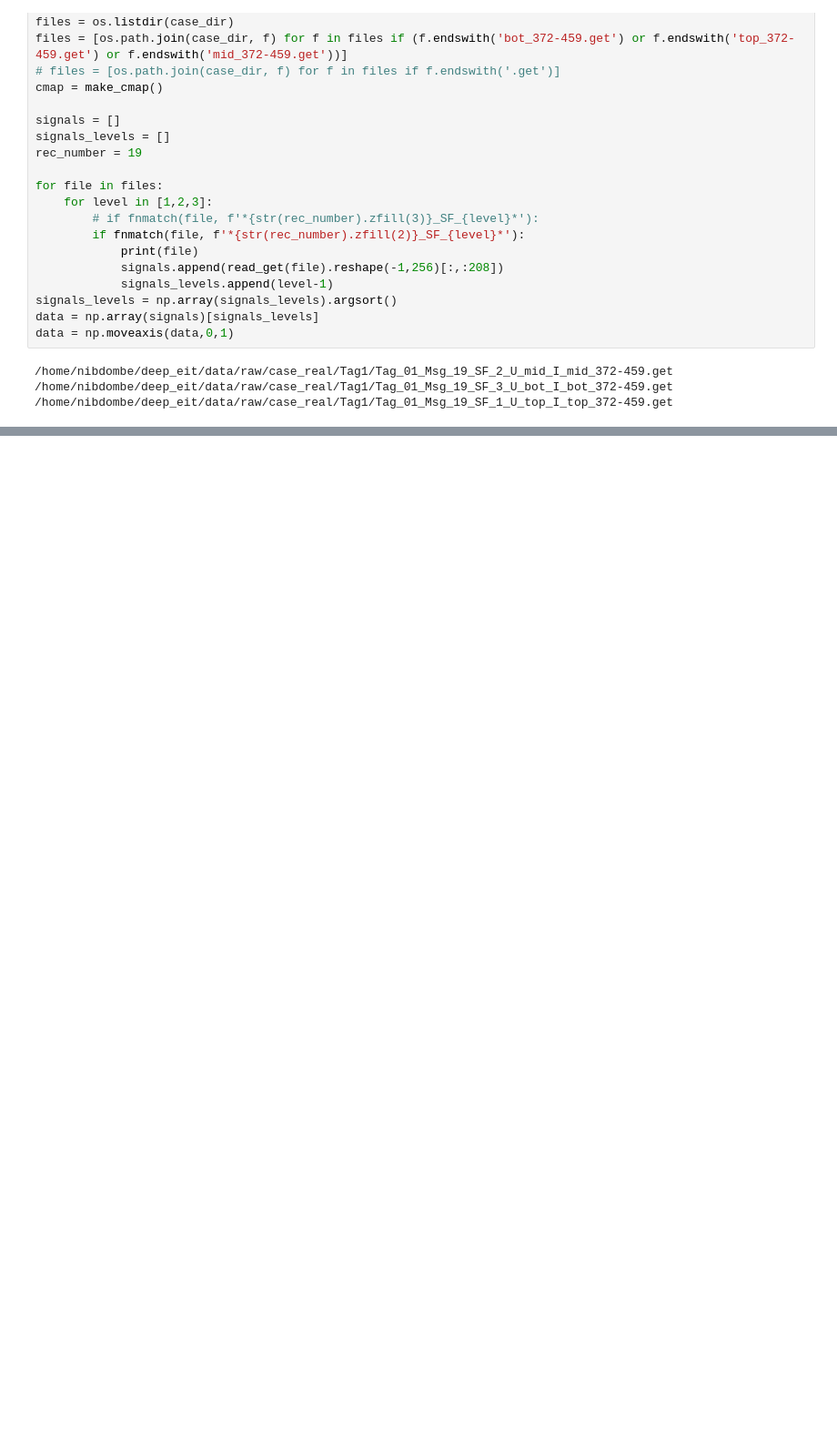
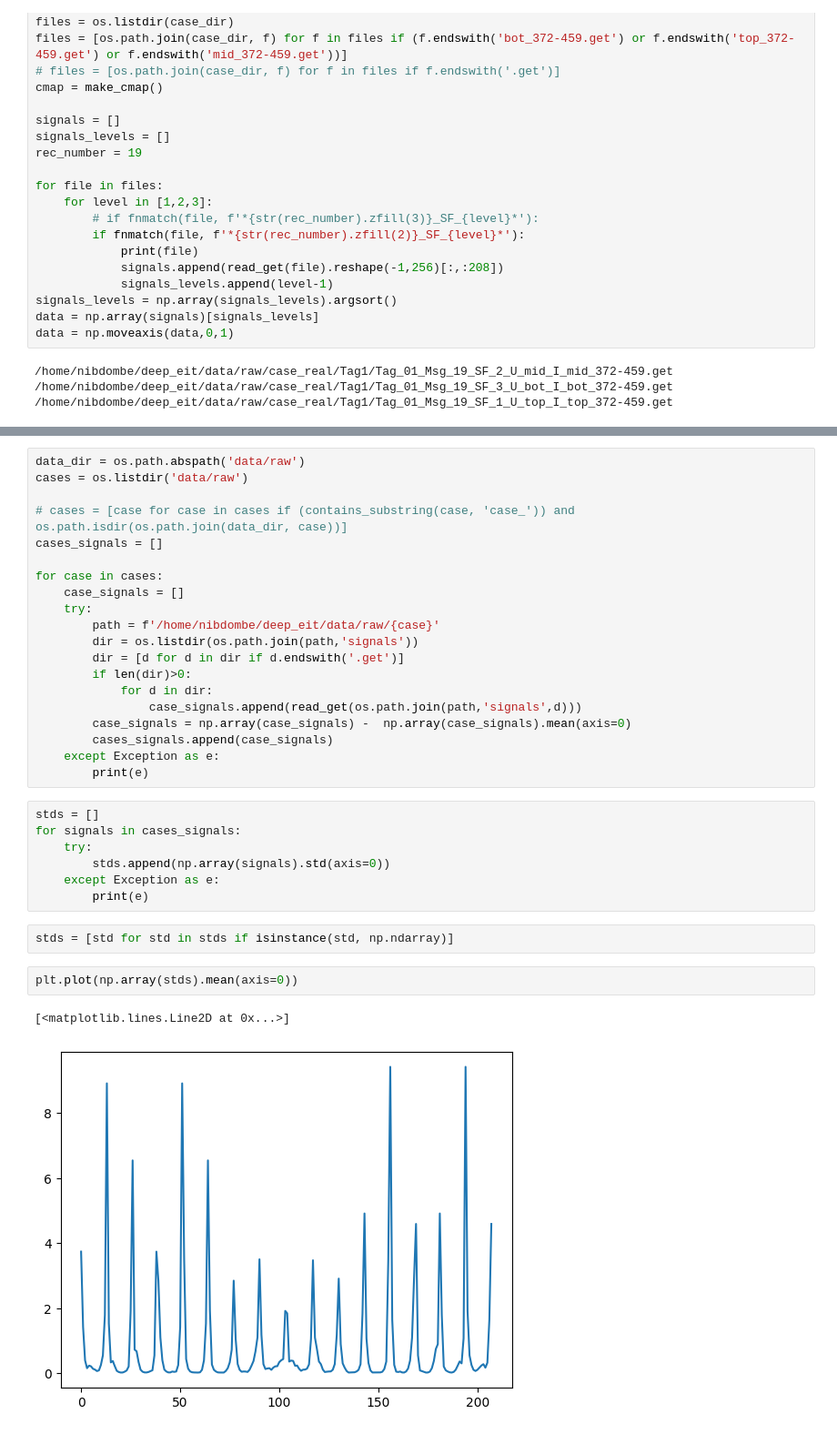
Before and after one commit to dmnk1308/RESIST, a Jupyter notebook: preprocess_real_data.ipynb, the cells around one changed output, grey strips where cells are left out. Shown at 91% size. Saved outputs shown, nothing was run; the diff lists cells and outputs as text; blank space fills up the shorter version.

```diff
--- a/preprocess_real_data.ipynb
+++ b/preprocess_real_data.ipynb
@@ -112,0 +168,34 @@ imageio.mimsave('animation.gif', (rgb_image[:,:,:,:3]*255).astype(np.uint8), fps
+# %%
+data_dir = os.path.abspath('data/raw')
+cases = os.listdir('data/raw')
+
+# cases = [case for case in cases if (contains_substring(case, 'case_')) and os.path.isdir(os.path.join(data_dir, case))]
+cases_signals = []
+
+for case in cases:
+    case_signals = []
+    try:
+        path = f'/home/nibdombe/deep_eit/data/raw/{case}'
+        dir = os.listdir(os.path.join(path,'signals'))
+        dir = [d for d in dir if d.endswith('.get')]
+        if len(dir)>0:
+            for d in dir:
+                case_signals.append(read_get(os.path.join(path,'signals',d)))
+        case_signals = np.array(case_signals) -  np.array(case_signals).mean(axis=0)
+        cases_signals.append(case_signals)
+    except Exception as e:
+        print(e)
+# %%
+stds = []
+for signals in cases_signals:
+    try:
+        stds.append(np.array(signals).std(axis=0))
+    except Exception as e:
+        print(e)
+# %%
+stds = [std for std in stds if isinstance(std, np.ndarray)]
+# %%
+plt.plot(np.array(stds).mean(axis=0))
+# %% [output]
+[<matplotlib.lines.Line2D at 0x...>]
+[figure, added]
```
Also changed, not shown: parts of 16 cells of this notebook, 11 other files.
